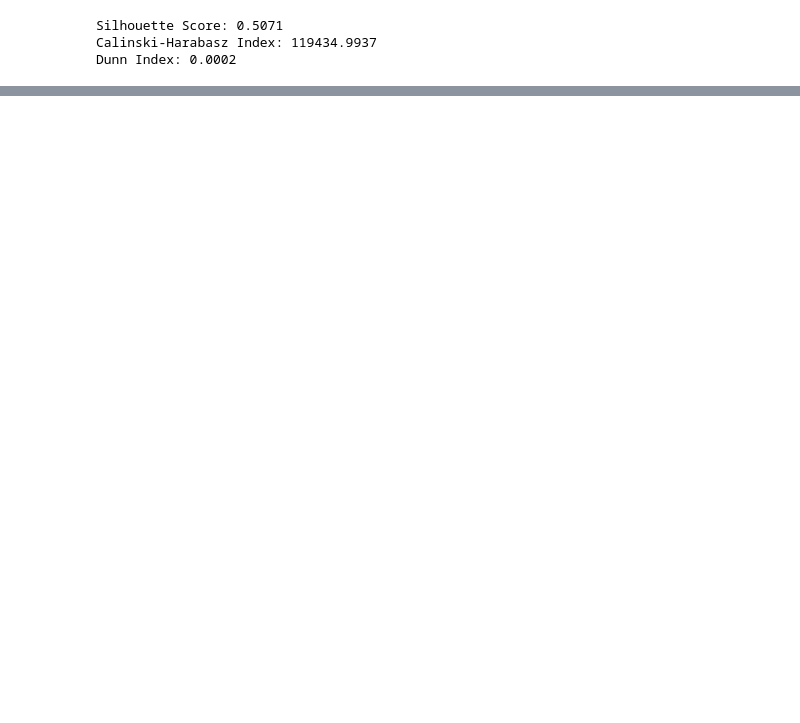
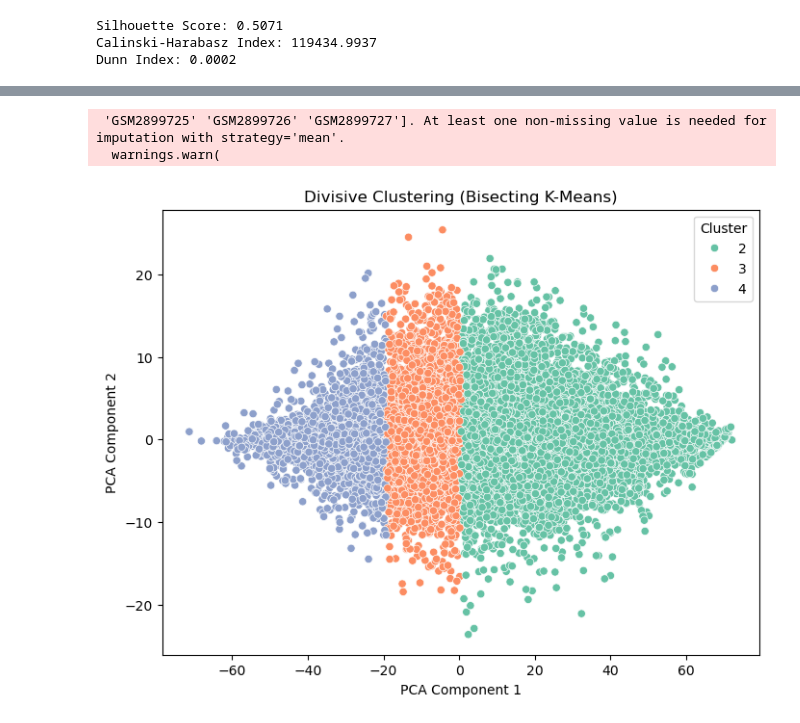
Before and after one commit to Jahirkk/finalyrproject, a Jupyter notebook: project-1.ipynb, the cells around one changed output, grey strips where cells are left out. Drawn from its saved outputs; the diff is of its cells as text; code cells hidden in the pictures; blank space fills up the shorter version.

```diff
--- a/project-1.ipynb
+++ b/project-1.ipynb
@@ -648,0 +387,74 @@ Dunn Index: 0.0009
+# %%
+import pandas as pd
+import numpy as np
+import matplotlib.pyplot as plt
+import seaborn as sns
+from sklearn.decomposition import PCA
+from sklearn.preprocessing import StandardScaler
+from sklearn.impute import SimpleImputer
+from sklearn.cluster import KMeans
+
+# Load dataset
+data = pd.read_csv("/Users/jk/Downloads/cleaned_normalized_data.csv")  # Replace with your dataset
+data_numeric = data.select_dtypes(include=['number'])  # Select only numerical columns
+
+# Handle missing values
+imputer = SimpleImputer(strategy='mean')  # Replace NaNs with column mean
+data_imputed = imputer.fit_transform(data_numeric)
+
+# Standardize the data
+scaler = StandardScaler()
+data_scaled = scaler.fit_transform(data_imputed)
+
+# Apply PCA (reduce to 2 dimensions for visualization)
+pca = PCA(n_components=2)
+data_pca = pca.fit_transform(data_scaled)
+
+# ----------------------------------
+# Bisecting K-Means (Divisive Clustering)
+# ----------------------------------
+def bisecting_kmeans(X, target_clusters):
+    n_samples = X.shape[0]
+    labels = np.zeros(n_samples, dtype=int)
+    clusters = [np.arange(n_samples)]
+    current_label = 1
+
+    while len(clusters) < target_clusters:
+        # Find largest cluster to split
+        sizes = [len(c) for c in clusters]
+        idx_to_split = np.argmax(sizes)
+        cluster_to_split = clusters.pop(idx_to_split).astype(int)
+
+        # Bisect using k-means
+        kmeans = KMeans(n_clusters=2, random_state=42).fit(X[cluster_to_split])
+        sub_labels = kmeans.labels_
+
+        cluster0 = cluster_to_split[sub_labels == 0]
+        cluster1 = cluster_to_split[sub_labels == 1]
+
+        labels[cluster0] = current_label
+        current_label += 1
+        labels[cluster1] = current_label
+        current_label += 1
+
+        clusters.append(cluster0)
+        clusters.append(cluster1)
+
+    return labels
+
+# Choose number of clusters
+n_clusters = 3
+cluster_labels = bisecting_kmeans(data_pca, n_clusters)
+
+# Visualize clusters
+plt.figure(figsize=(8, 6))
+sns.scatterplot(x=data_pca[:, 0], y=data_pca[:, 1], hue=cluster_labels, palette='Set2')
+plt.title("Divisive Clustering (Bisecting K-Means)")
+plt.xlabel("PCA Component 1")
+plt.ylabel("PCA Component 2")
+plt.legend(title="Cluster")
+plt.show()
+# %% [output]
+ 'GSM2899725' 'GSM2899726' 'GSM2899727']. At least one non-missing value is needed for imputation with strategy='mean'.
+  warnings.warn(
+[figure, added]
```
Also changed, not shown: parts of 8 cells of this notebook.
